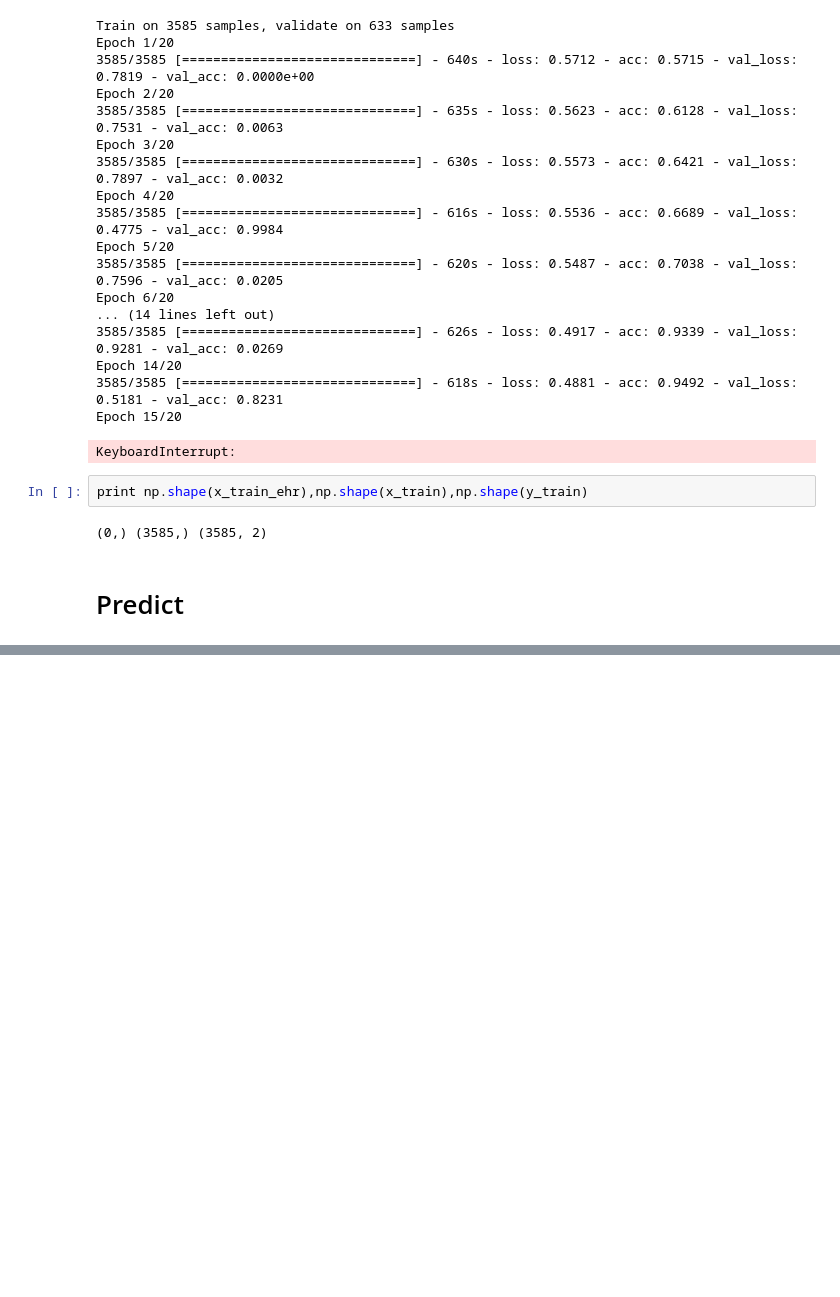
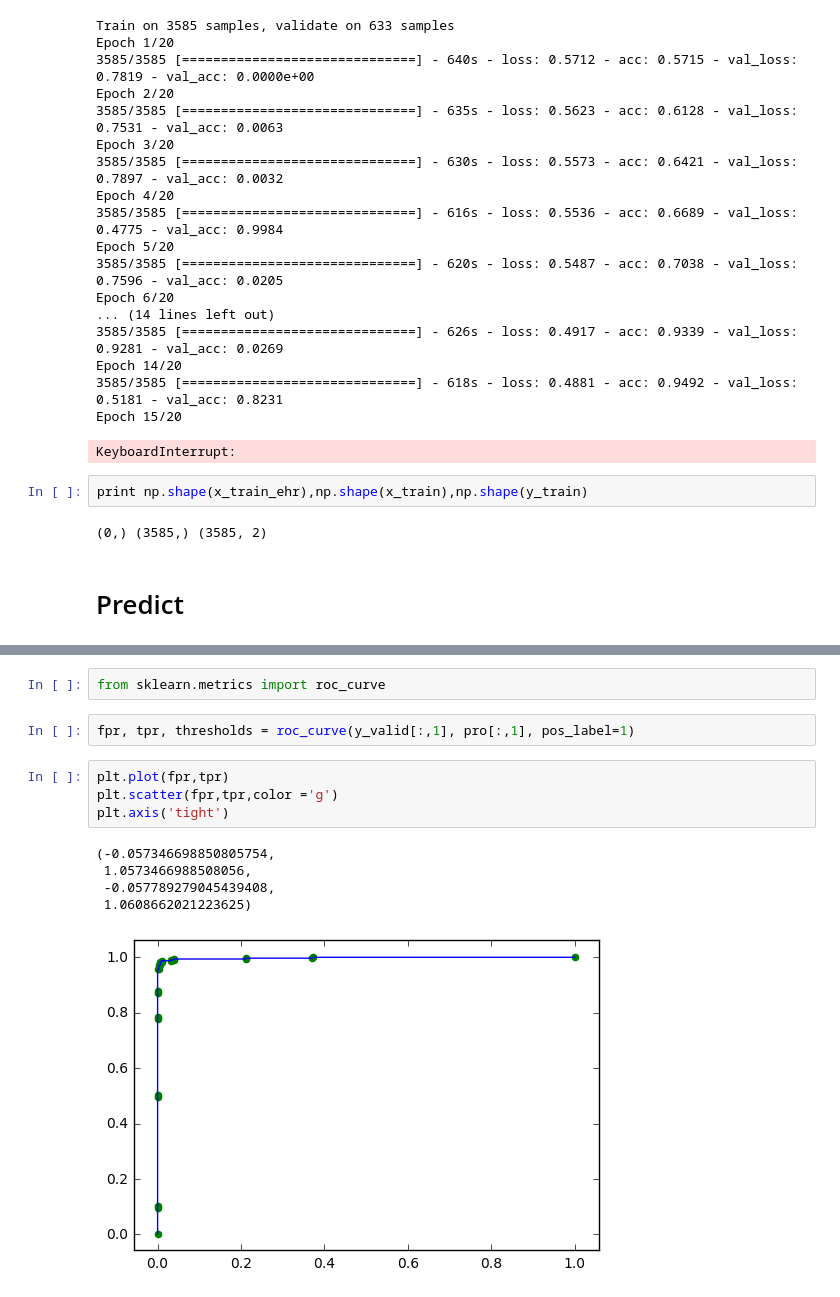
Before and after one commit to resurgo-genetics/2.RNA_Structure_Profile, a Jupyter notebook: 14_word2vec_Embed-BLSTM.ipynb, the cells around one changed output, grey strips where cells are left out. Cells and saved outputs as stored; diff of their text form; blank space fills up the shorter version.

```diff
--- a/14_word2vec_Embed-BLSTM.ipynb
+++ b/14_word2vec_Embed-BLSTM.ipynb
@@ -618,0 +616,14 @@ KeyboardInterrupt:
+# %%
+from sklearn.metrics import roc_curve
+# %%
+fpr, tpr, thresholds = roc_curve(y_valid[:,1], pro[:,1], pos_label=1)
+# %%
+plt.plot(fpr,tpr)
+plt.scatter(fpr,tpr,color ='g')
+plt.axis('tight')
+# %% [output]
+(-0.057346698850805754,
+ 1.0573466988508056,
+ -0.057789279045439408,
+ 1.0608662021223625)
+[figure, added]
```
Also changed, not shown: parts of 25 cells of this notebook.
